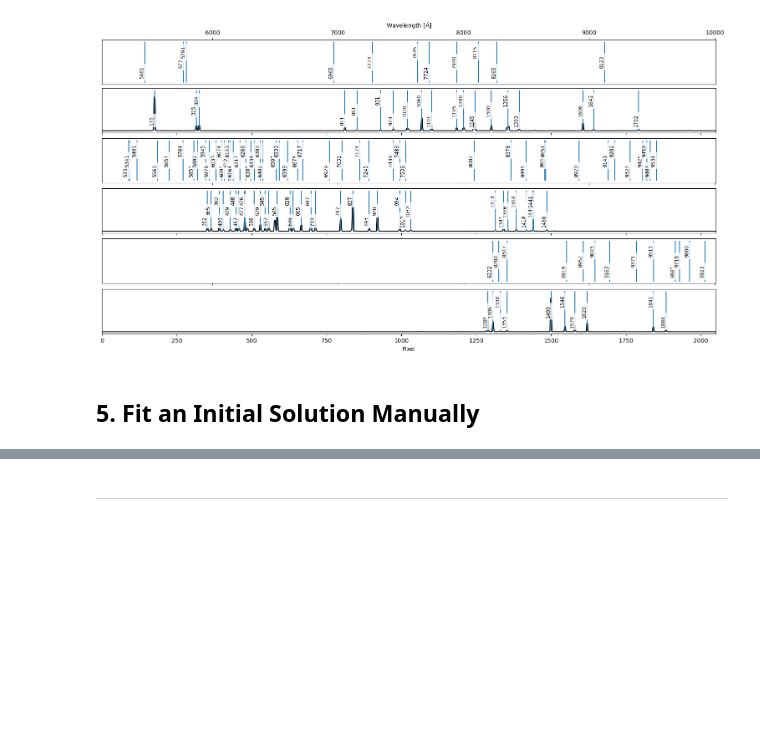
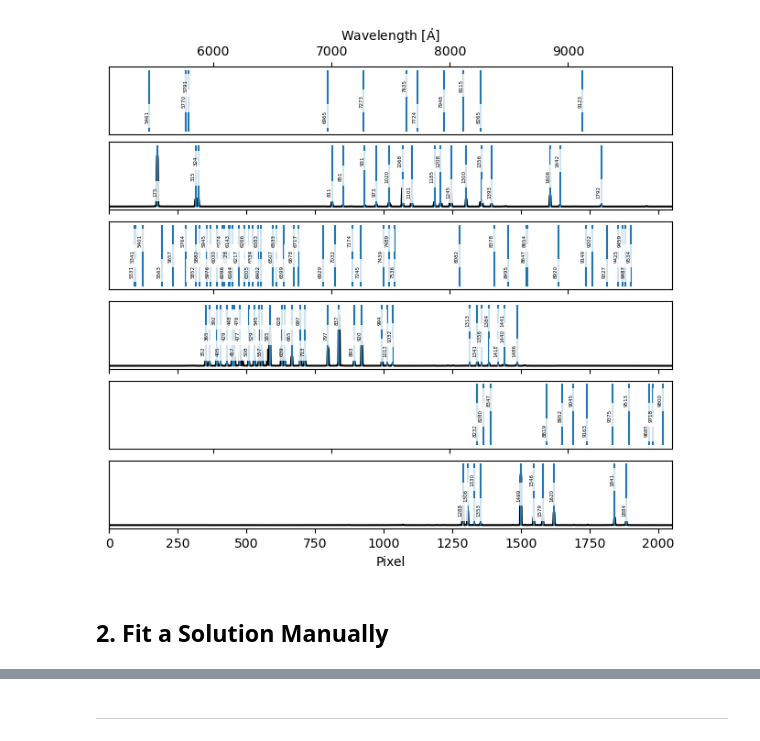
Before and after one commit to astropy/specreduce, a Jupyter notebook: docs/wavelength_calibration/wavecal1d_example_02.ipynb, the cells around one changed output, grey strips where cells are left out. Saved outputs shown, nothing was run; the diff lists cells and outputs as text; code cells hidden in the pictures; blank space fills up the shorter version.

```diff
--- a/docs/wavelength_calibration/wavecal1d_example_02.ipynb
+++ b/docs/wavelength_calibration/wavecal1d_example_02.ipynb
@@ -26,17 +52,19 @@ arc_spectra = [Spectrum(tb[f'{l}_flux'].value.astype('d')*u.DN,
                         uncertainty=StdDevUncertainty(tb[f'{l}_err'].value.astype('d')))
                for l in lamps]
 # %%
-hgar = np.array([5460.735, 5769.598, 5790.663,  6965.431, 7272.936, 7635.106, 7724.207, 7948.176, 8115.311, 8264.522, 9122.967])
+hgar = np.array([5460.735, 5769.598, 5790.663,  6965.431, 7272.936, 7635.106,
+                 7724.207, 7948.176, 8115.311, 8264.522, 9122.967])
 
-ws = WavelengthCalibration1D(ref_pixel=1000, degree=4, arc_spectra=arc_spectra,
+wc = WavelengthCalibration1D(ref_pixel=1000, degree=4, arc_spectra=arc_spectra,
                              line_lists=[hgar, ['NeI'], ['XeI']],
-                             line_list_bounds=(5100, 10000), unit=u.angstrom, wave_air=True)
+                             line_list_bounds=(5100, 9900), unit=u.angstrom,
+                             wave_air=True)
 
-ws.find_lines(fwhm=4, noise_factor=15)
+wc.find_lines(fwhm=4, noise_factor=15)
 # %%
-ws.plot_fit(figsize=(15, 8));
+wc.plot_fit(figsize=(6.3, 6), value_fontsize=4);
 # %% [output]
-[figure, old version]
+[figure, new version]
 # %% [markdown]
-## 5. Fit an Initial Solution Manually
+## 2. Fit a Solution Manually
 # %%
```
Also changed, not shown: parts of 18 cells of this notebook, 2 other files.
